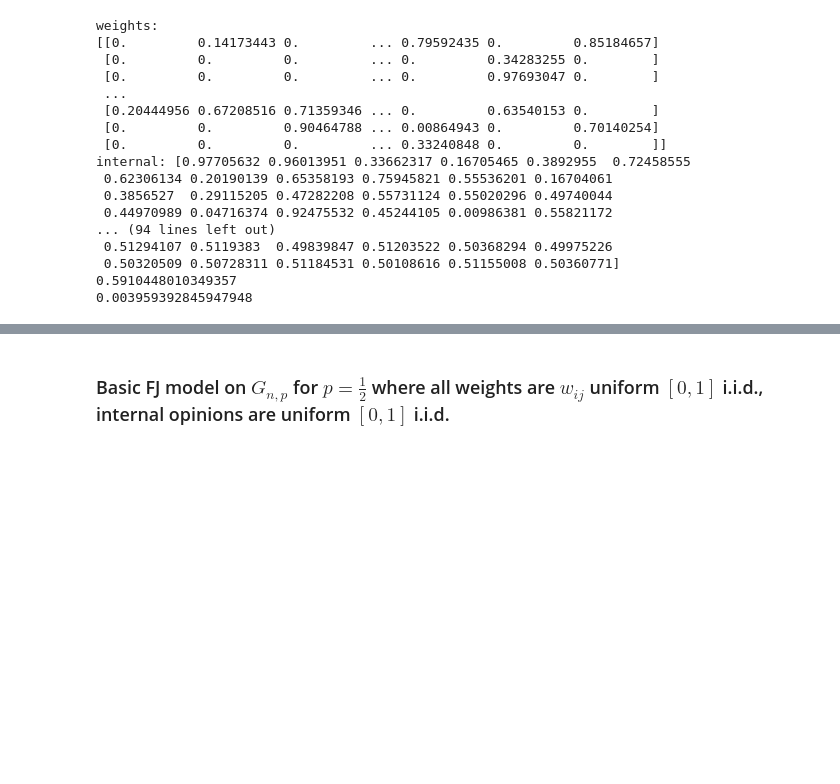
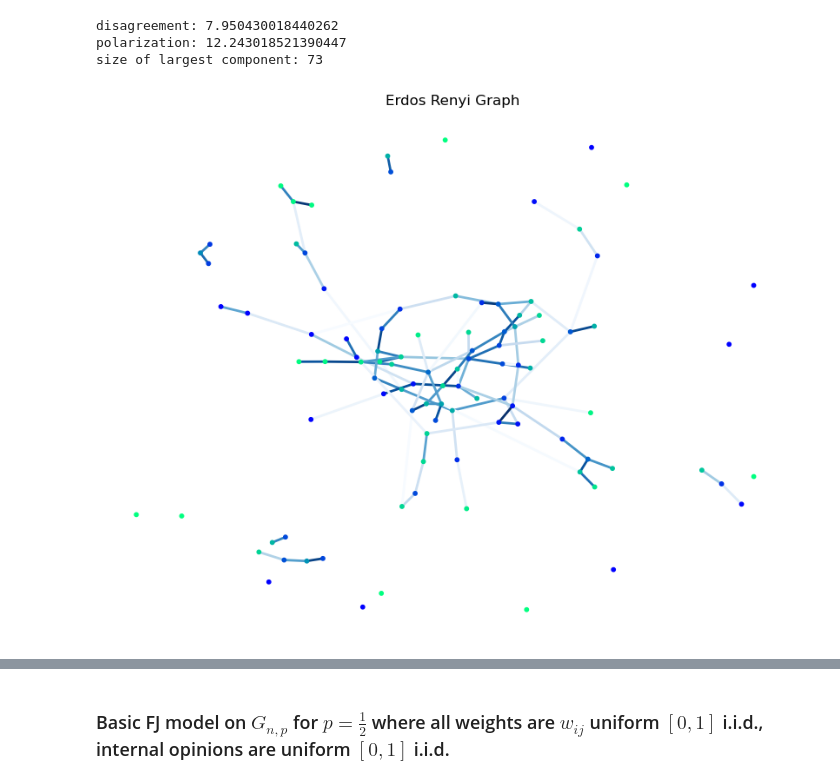
Before and after one commit to JamesZhang2/Opinion-Dynamics, a Jupyter notebook: FJ_Model.ipynb, the cells around one changed output, grey strips where cells are left out. Saved outputs shown, nothing was run; the diff lists cells and outputs as text; code cells hidden in the pictures; blank space fills up the shorter version.

```diff
--- a/FJ_Model.ipynb
+++ b/FJ_Model.ipynb
@@ -53,27 +166,16 @@ class HalvingFJ(ErdosRenyiFJ):
 # %%
-G = ErdosRenyiFJ(300, 0.5, 0, 1, 0, 1)
+G = ErdosRenyiFJ(n=100, p=0.02, w_lower=0, w_upper=1, internal_lower=0, internal_upper=1)
 G.run_t_steps(1000)
-print(G)
-print(G.disagreement())
-print(G.polarization())
+# print(G)
+print("disagreement:", G.disagreement())
+print("polarization:", G.polarization())
+print("size of largest component:", G.largest_component_size())
+G.plot_network()
 # %% [output]
-weights:
-[[0.         0.14173443 0.         ... 0.79592435 0.         0.85184657]
- [0.         0.         0.         ... 0.         0.34283255 0.        ]
- [0.         0.         0.         ... 0.         0.97693047 0.        ]
- ...
- [0.20444956 0.67208516 0.71359346 ... 0.         0.63540153 0.        ]
- [0.         0.         0.90464788 ... 0.00864943 0.         0.70140254]
- [0.         0.         0.         ... 0.33240848 0.         0.        ]]
-internal: [0.97705632 0.96013951 0.33662317 0.16705465 0.3892955  0.72458555
- 0.62306134 0.20190139 0.65358193 0.75945821 0.55536201 0.16704061
- 0.3856527  0.29115205 0.47282208 0.55731124 0.55020296 0.49740044
- 0.44970989 0.04716374 0.92475532 0.45244105 0.00986381 0.55821172
-... (94 lines left out)
- 0.51294107 0.5119383  0.49839847 0.51203522 0.50368294 0.49975226
- 0.50320509 0.50728311 0.51184531 0.50108616 0.51155008 0.50360771]
-0.5910448010349357
-0.003959392845947948
+disagreement: 7.950430018440262
+polarization: 12.243018521390447
+size of largest component: 73
+[figure, added]
 # %%
 G = HalvingFJ(10, 0.5, 0, 1, 0, 1, theta=0.2)
 G.run_t_steps(1000)
```
Also changed, not shown: parts of 46 cells of this notebook.
